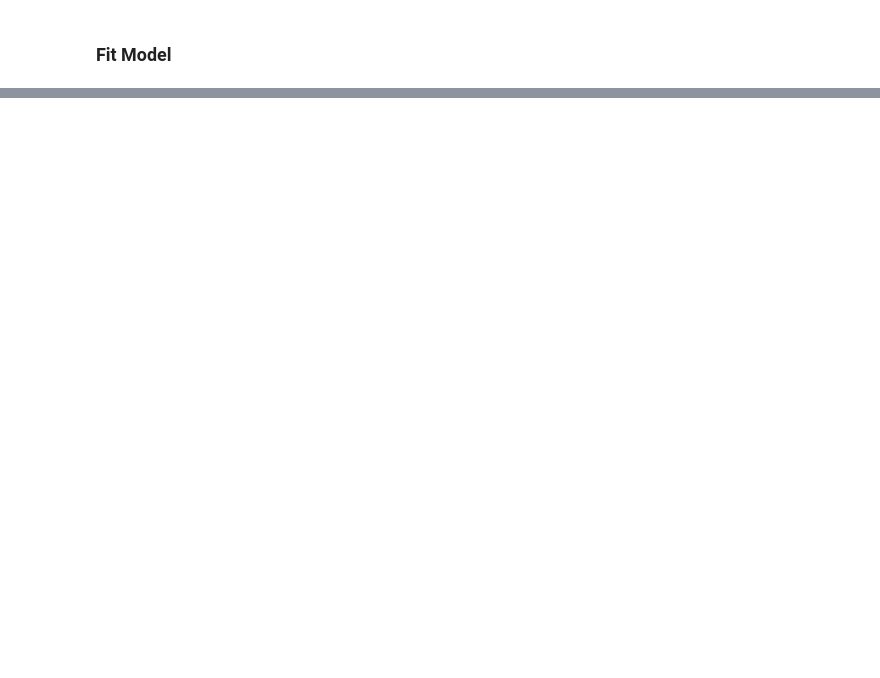
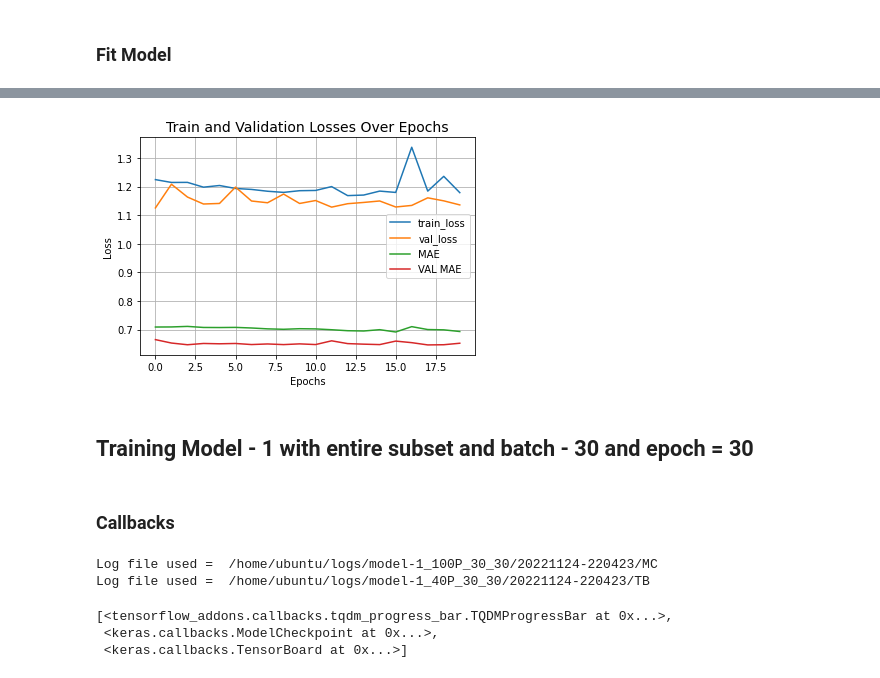
Before and after one commit to kurupdeepak/nutri-codebase, a Jupyter notebook: colab/Vision_Transformer_for_Nutrition5k_regression_v1_1.ipynb, the cells around one changed output, grey strips where cells are left out. Cells and saved outputs as stored; diff of their text form; code cells hidden in the pictures; blank space fills up the shorter version.

```diff
--- a/colab/Vision_Transformer_for_Nutrition5k_regression_v1_1.ipynb
+++ b/colab/Vision_Transformer_for_Nutrition5k_regression_v1_1.ipynb
@@ -1294,0 +1647,22 @@ plt.show()
+# %%
+sample_train_gen  = generator.flow_from_dataframe(dataframe=sample_data,
+                              target_size=(256,256),
+                              x_col="image_path",
+                              class_mode ="raw",
+                              directory=None,
+                              y_col = "total_calories_norm",
+                              batch_size=1,
+                              shuffle=True,
+                              subset="training",
+                              seed=123,
+                              rescale=1.0/255)
+sample_test_gen  = generator.flow_from_dataframe(dataframe=sample_data,
+                              target_size=(256,256),
+                              x_col="image_path",
+                              class_mode ="raw",
+                              directory=None,
+                              batch_size=1,
+                              seed=123,
+                              y_col = "total_calories_norm",
+                              subset="validation",
+                              rescale=1.0/255)
@@ -1294,0 +1674,11 @@ plt.show()
+# %%
+batch4 = 30
+num_epochs4 = 20
+
+model_1_hist4 = vit_model_1.fit(
+        sample_train_gen,
+        validation_data = sample_test_gen,
+        batch_size=batch4,
+        epochs=num_epochs4,
+        callbacks = callback_list4
+    )
@@ -1294,0 +1723,33 @@ plt.show()
+# %%
+plt.plot(model_1_hist4.history["loss"], label="train_loss")
+plt.plot(model_1_hist4.history["val_loss"], label="val_loss")
+plt.plot(model_1_hist4.history["mean_absolute_error"], label="MAE")
+plt.plot(model_1_hist4.history["val_mean_absolute_error"], label="VAL MAE")
+plt.xlabel("Epochs")
+plt.ylabel("Loss")
+plt.title("Train and Validation Losses Over Epochs", fontsize=14)
+plt.legend()
+plt.grid()
+plt.show()
+# %% [output]
+[figure, added]
+# %% [markdown]
+## Training Model - 1 with entire subset and batch - 30 and epoch = 30
+# %% [markdown]
+### Callbacks
+# %%
+callbackHelper5 = CallbackHelper(workspace)
+model_checkpoint5 = callbackHelper5.create_callback(callback_name="MC",experiment="/model-1_100P_30_30")
+tensorboard_callback5 = callbackHelper5.create_callback(callback_name="TB",experiment="/model-1_40P_30_30")
+early_stop_callback5 = callbackHelper5.create_callback(callback_name="ES",es_patience=0)
+tqdm_callback5 = callbackHelper5.create_callback(callback_name="TQDM")
+callback_list5 = [tqdm_callback5,model_checkpoint5,tensorboard_callback5]
+# %% [output]
+Log file used =  /home/ubuntu/logs/model-1_100P_30_30/20221124-220423/MC
+Log file used =  /home/ubuntu/logs/model-1_40P_30_30/20221124-220423/TB
+# %%
+callback_list5
+# %% [output]
+[<tensorflow_addons.callbacks.tqdm_progress_bar.TQDMProgressBar at 0x...>,
+ <keras.callbacks.ModelCheckpoint at 0x...>,
+ <keras.callbacks.TensorBoard at 0x...>]
```
Also changed, not shown: parts of 79 cells of this notebook.
